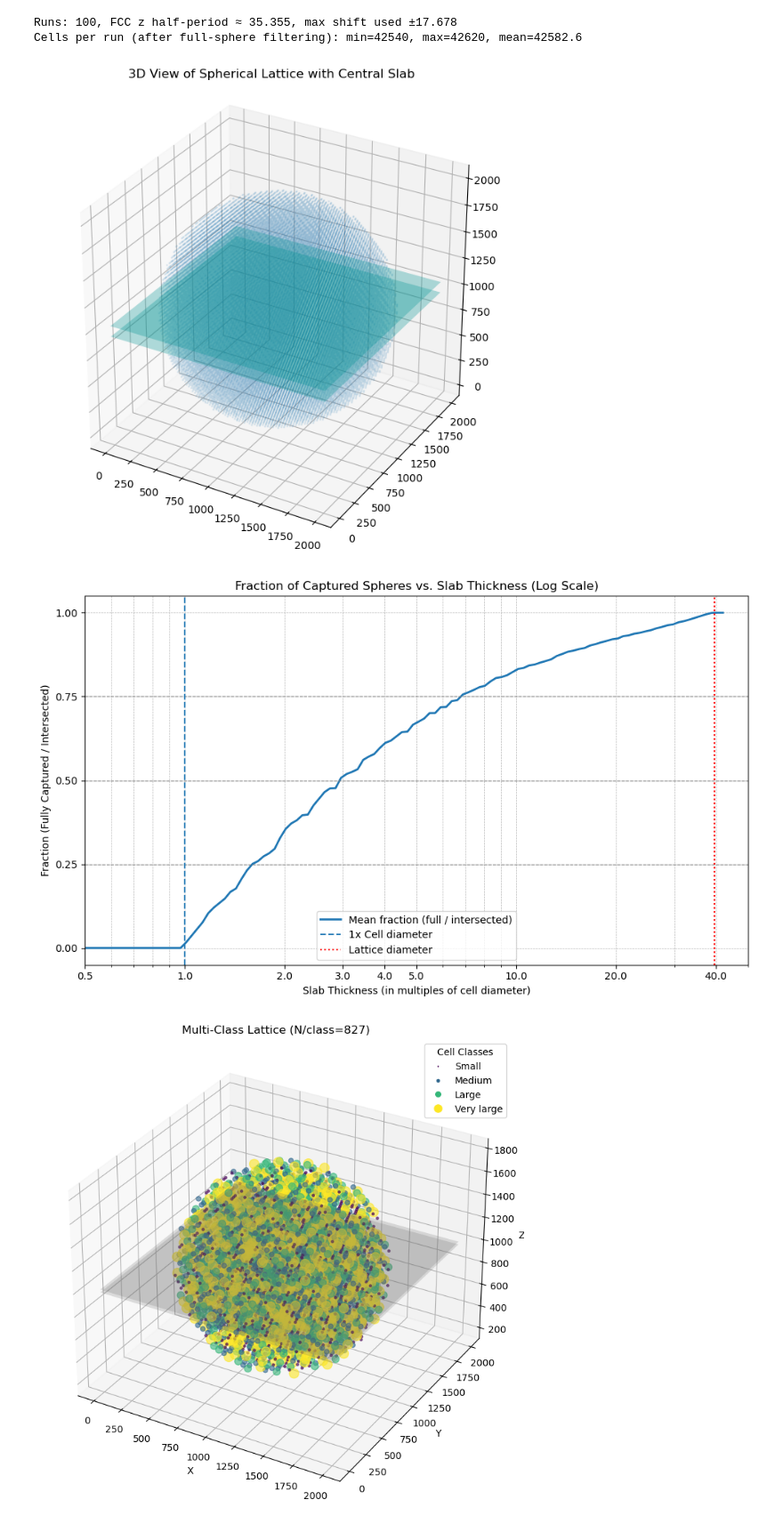
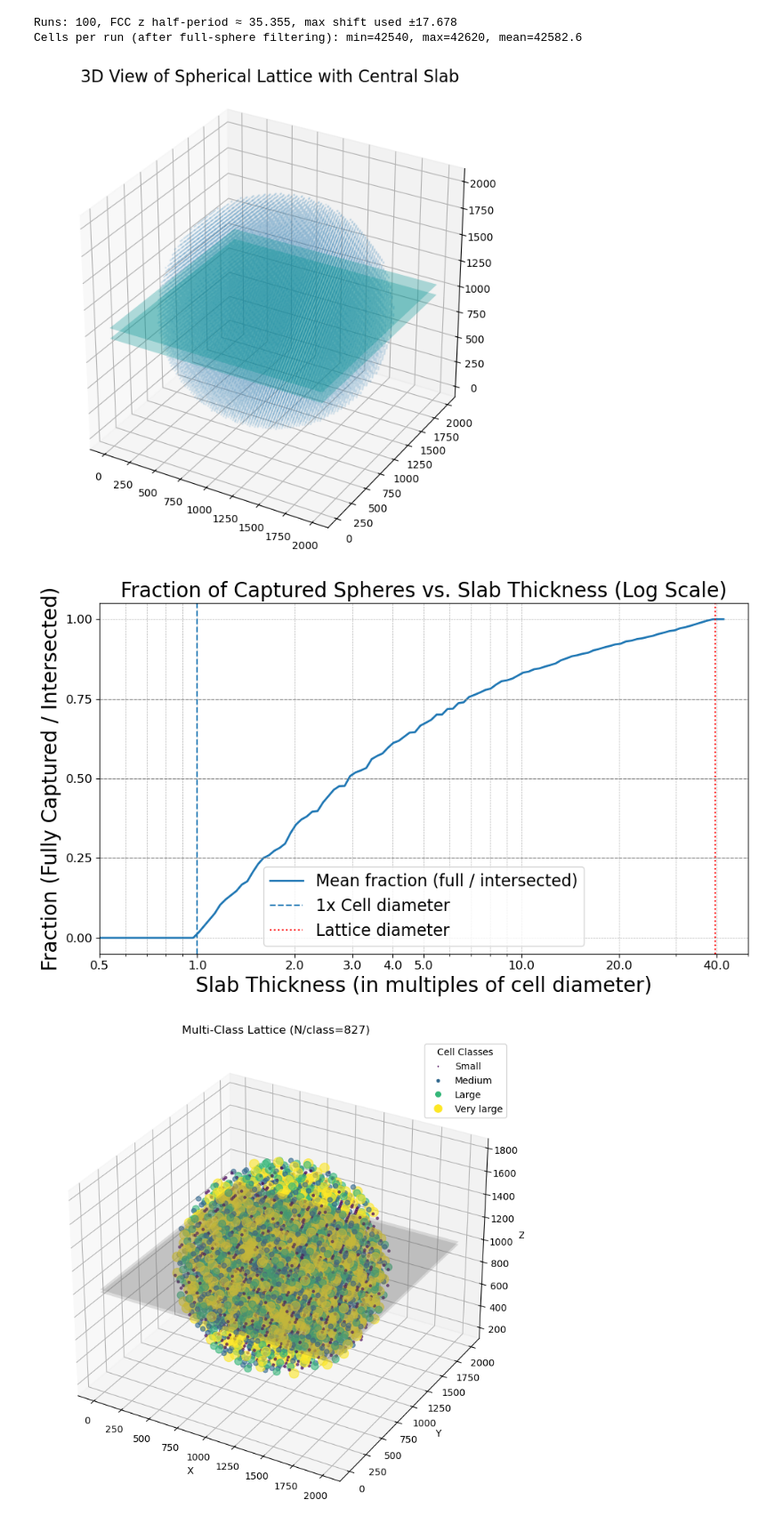
Before and after one commit to DRPTSB/essb_opinion, a Jupyter notebook: simulations.ipynb, the cells around one changed output. Shown at 89% size. Drawn from its saved outputs; the diff is of its cells as text; code cells hidden in the pictures.

```diff
--- a/simulations.ipynb
+++ b/simulations.ipynb
@@ -145,43 +145,51 @@ if __name__ == "__main__":
     ax_3d.plot_surface(xx, yy, np.full_like(xx, z0_slab), color='c', alpha=0.3)
     ax_3d.plot_surface(xx, yy, np.full_like(xx, z1_slab), color='c', alpha=0.3)
 
-    ax_3d.set_title('3D View of Spherical Lattice with Central Slab')
+    # --- MODIFIED: Increased title font size ---
+    ax_3d.set_title('3D View of Spherical Lattice with Central Slab', fontsize=20)
     ax_3d.set_aspect('equal', adjustable='box')
 
     # --- 2D Plot with Logarithmic X-Axis in Cell Diameter Units ---
     fig, ax = plt.subplots(figsize=(10, 6))
 
     thickness_in_diameters = res["thickness"] / diameter
     ax.plot(thickness_in_diameters, res["mean_fraction"], linewidth=2, label="Mean fraction (full / intersected)")
     ax.set_xscale('log')
 
     ax.grid(True, which='both', linestyle='--', linewidth=0.5)
     for y_val in [0.25, 0.5, 0.75]:
         ax.axhline(y=y_val, color='grey', linestyle='--', linewidth=0.8)
     ax.set_yticks(np.arange(0, 1.01, 0.25))
 
-    # --- MODIFIED: Set x-axis start limit to 0.5 ---
+    # --- MODIFIED: Added tick_params to increase tick label size ---
+    ax.tick_params(axis='both', which='major', labelsize=12)
+
     ax.set_xlim(0.5, 50)
     ticks_to_show = [0.5, 1, 2, 3, 4, 5, 10, 20, 40]
     ax.set_xticks(ticks_to_show)
     ax.get_xaxis().set_major_formatter(ScalarFormatter())
 
     ax.axvline(1, linestyle="--", label=f"1x Cell diameter")
     lattice_diam_in_units = (2 * cfg.lattice_radius) / diameter
     ax.axvline(lattice_diam_in_units, color='red', linestyle=":", label=f"Lattice diameter")
 
-    ax.set_xlabel("Slab Thickness (in multiples of cell diameter)")
-    ax.set_ylabel("Fraction (Fully Captured / Intersected)")
-    ax.set_title("Fraction of Captured Spheres vs. Slab Thickness (Log Scale)")
-    ax.legend()
+    # --- MODIFIED: Increased font size for labels and title ---
+    ax.set_xlabel("Slab Thickness (in multiples of cell diameter)", fontsize=20)
+    ax.set_ylabel("Fraction (Fully Captured / Intersected)", fontsize=20)
+    ax.set_title("Fraction of Captured Spheres vs. Slab Thickness (Log Scale)", fontsize=20)
+
+    # --- MODIFIED: Increased font size for legend ---
+    ax.legend(fontsize=16)
     fig.tight_layout()
 
     plt.show()
+        # Save the 2D figure as a PDF file
+    fig.savefig("/Users/nadavyayon/Library/CloudStorage/GoogleDrive-ny296@cam.ac.uk/My Drive/Manuscripts/ESSB/essb_opinion/captured_spheres_plot.pdf", bbox_inches='tight')
 # %% [output]
 Runs: 100, FCC z half-period ≈ 35.355, max shift used ±17.678
 Cells per run (after full-sphere filtering): min=42540, max=42620, mean=42582.6
-[figure, old version]
+[figure, new version]
-[figure, old version]
+[figure, new version]
 # %%
 """
 Equal-count, constant-per-run multiclass FCC simulation within a SPHERE.
```
Also changed, not shown: 2 other files.
